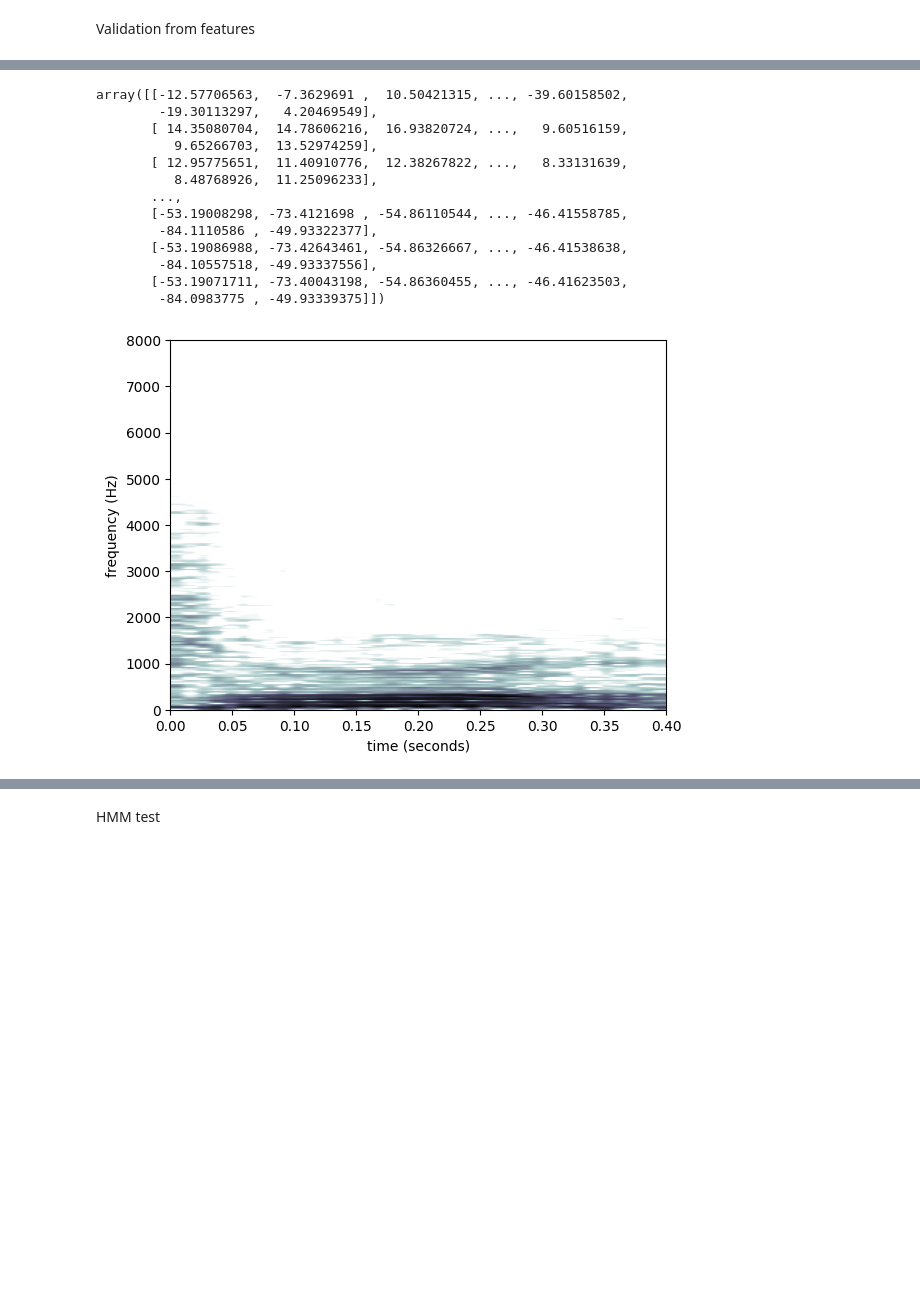
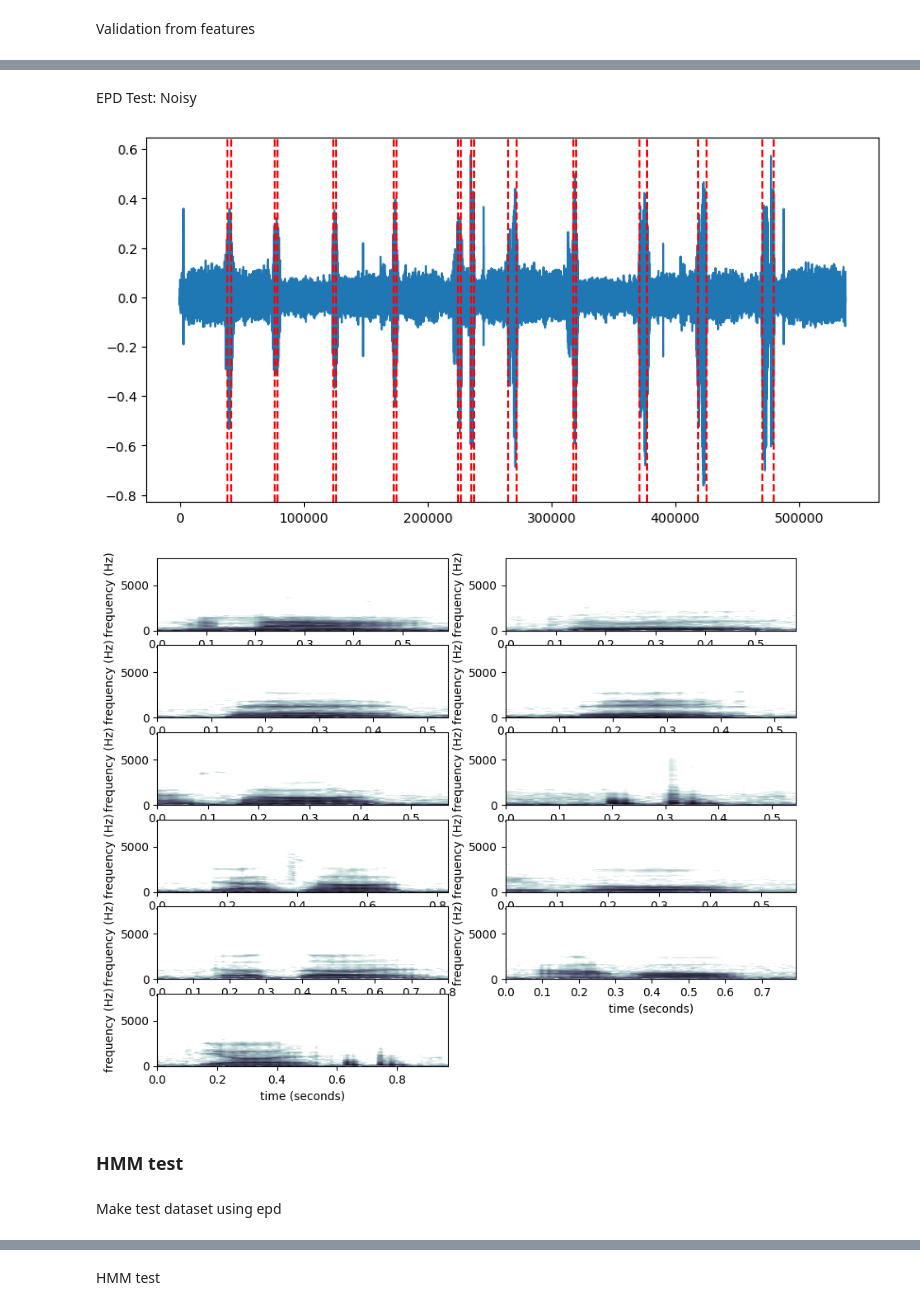
Before and after one commit to chlee4831/ssp2023, a Jupyter notebook: proj1/proj1.ipynb, the cells around one changed output, grey strips where cells are left out. Saved outputs shown, nothing was run; the diff lists cells and outputs as text; code cells hidden in the pictures; blank space fills up the shorter version.

```diff
--- a/proj1/proj1.ipynb
+++ b/proj1/proj1.ipynb
@@ -720,21 +691,22 @@ print(epds/Fs)
-# %%
-split_wav_snr0 = split_with_endpoints(test_wav, epds, extends=3200)
-
-test_split = split_wav_snr0[1]
-
-drawspectrogram3(test_split, Fs, NFFT, Ns)
-# %% [output]
-array([[-12.57706563,  -7.3629691 ,  10.50421315, ..., -39.60158502,
-        -19.30113297,   4.20469549],
-       [ 14.35080704,  14.78606216,  16.93820724, ...,   9.60516159,
-          9.65266703,  13.52974259],
-       [ 12.95775651,  11.40910776,  12.38267822, ...,   8.33131639,
-          8.48768926,  11.25096233],
-       ...,
-       [-53.19008298, -73.4121698 , -54.86110544, ..., -46.41558785,
-        -84.1110586 , -49.93322377],
-       [-53.19086988, -73.42643461, -54.86326667, ..., -46.41538638,
-        -84.10557518, -49.93337556],
-       [-53.19071711, -73.40043198, -54.86360455, ..., -46.41623503,
-        -84.0983775 , -49.93339375]])
-[figure, removed]
+# %% [markdown]
+EPD Test: Noisy
+# %%
+test_snr0_wav = load_unsegmented_wavs(os.path.join(test_nbnSNR0,'gjang'))
+
+x = test_snr0_wav[0]
+
+epds_noisy = find_endpoints(x, energy_thd=0.2, t_gap_thd=100)
+
+plot_wav_epd(x, epds_noisy)
+# %% [output]
+[figure, added]
+# %%
+split_wav_noisy = split_with_endpoints(x, epds_noisy, extends=3200)
+
+plot_splits(split_wav_noisy)
+# %% [output]
+[figure, added]
+# %% [markdown]
+### HMM test
+# %% [markdown]
+Make test dataset using epd
```
Also changed, not shown: parts of 49 cells of this notebook.
